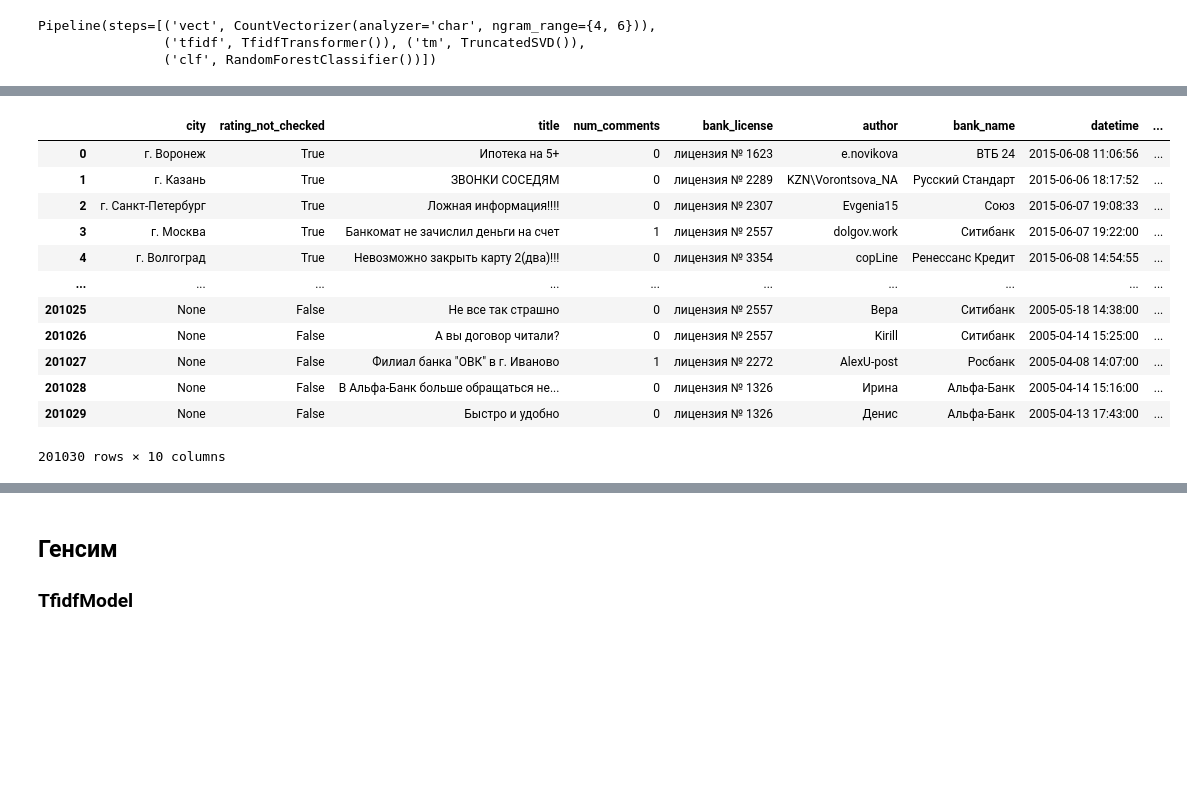
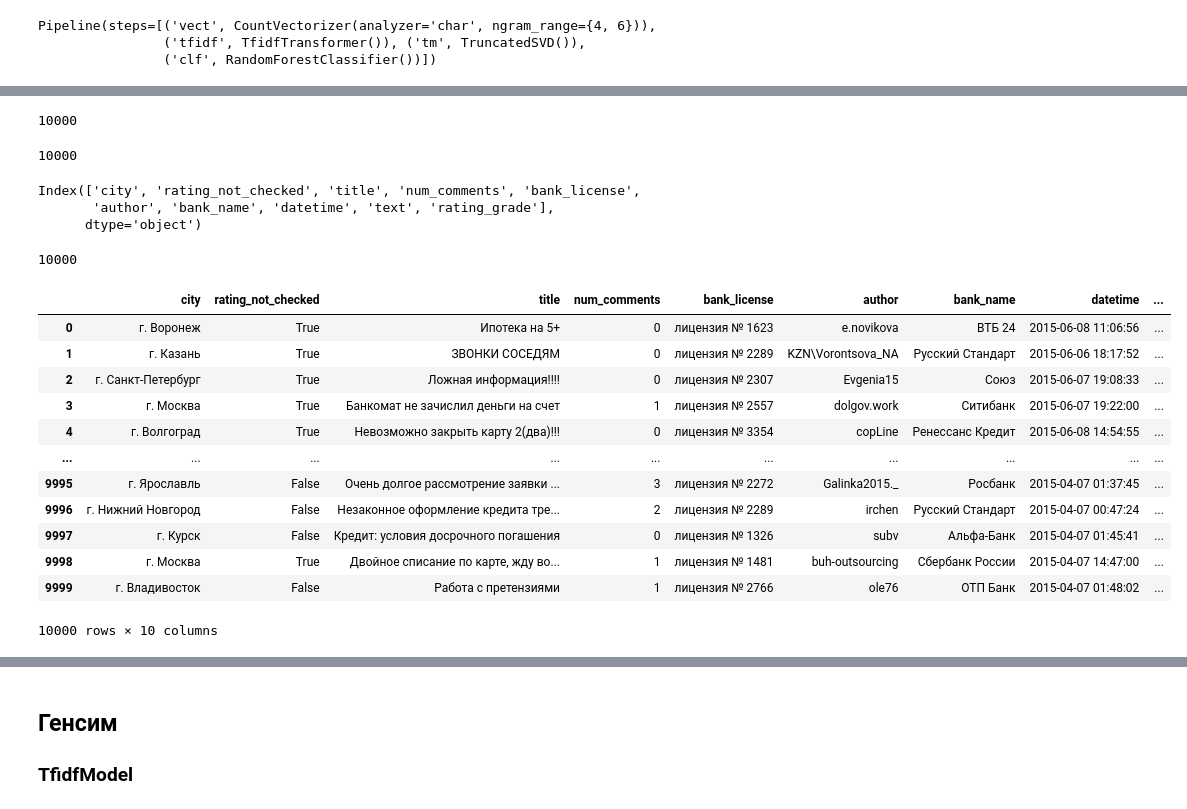
Before and after one commit to dr-Elan/MLHW, a Jupyter notebook: Тематическое ранжирование.ipynb, the cells around one changed output, grey strips where cells are left out. Saved outputs shown, nothing was run; the diff lists cells and outputs as text; code cells hidden in the pictures; blank space fills up the shorter version.

```diff
--- a/Тематическое ранжирование.ipynb
+++ b/Тематическое ранжирование.ipynb
@@ -99,18 +99,39 @@ def preprocess(text):
 # %%
 df = pd.read_json('/Users/ruslanpepa/Netology/Машинное обучение/NLP/banki_responses.json', lines=True)
 # %%
-df
+df = df.iloc[:10000]
+len(df)
 # %% [output]
-|  | city | rating_not_checked | title | num_comments | bank_license | author | bank_name | datetime | ... |
-| 0 | г. Воронеж | True | Ипотека на 5+ | 0 | лицензия № 1623 | e.novikova | ВТБ 24 | 2015-06-08 11:06:56 | ... |
-| 1 | г. Казань | True | ЗВОНКИ СОСЕДЯМ | 0 | лицензия № 2289 | KZN\Vorontsova_NA | Русский Стандарт | 2015-06-06 18:17:52 | ... |
-| 2 | г. Санкт-Петербург | True | Ложная информация!!!! | 0 | лицензия № 2307 | Evgenia15 | Союз | 2015-06-07 19:08:33 | ... |
-| 3 | г. Москва | True | Банкомат не зачислил деньги на счет | 1 | лицензия № 2557 | dolgov.work | Ситибанк | 2015-06-07 19:22:00 | ... |
-| 4 | г. Волгоград | True | Невозможно закрыть карту 2(два)!!! | 0 | лицензия № 3354 | copLine | Ренессанс Кредит | 2015-06-08 14:54:55 | ... |
-| ... | ... | ... | ... | ... | ... | ... | ... | ... | ... |
-| 201025 | None | False | Не все так страшно | 0 | лицензия № 2557 | Вера | Ситибанк | 2005-05-18 14:38:00 | ... |
-| 201026 | None | False | А вы договор читали? | 0 | лицензия № 2557 | Kirill | Ситибанк | 2005-04-14 15:25:00 | ... |
-| 201027 | None | False | Филиал банка "ОВК" в г. Иваново | 1 | лицензия № 2272 | AlexU-post | Росбанк | 2005-04-08 14:07:00 | ... |
-| 201028 | None | False | В Альфа-Банк больше обращаться не... | 0 | лицензия № 1326 | Ирина | Альфа-Банк | 2005-04-14 15:16:00 | ... |
-| 201029 | None | False | Быстро и удобно | 0 | лицензия № 1326 | Денис | Альфа-Банк | 2005-04-13 17:43:00 | ... |
-201030 rows × 10 columns
+10000
+# %%
+len(df)
+# %% [output]
+10000
+# %%
+df.columns
+# %% [output]
+Index(['city', 'rating_not_checked', 'title', 'num_comments', 'bank_license',
+       'author', 'bank_name', 'datetime', 'text', 'rating_grade'],
+      dtype='object')
+# %%
+# df = df.iloc[15000:]
+len(df)
+# %% [output]
+10000
+# %%
+df.replace(to_replace='', value=NaN, inplace=True, regex=True)
+df
+# %% [output]
+|  | city | rating_not_checked | title | num_comments | bank_license | author | bank_name | datetime | ... |
+| 0 | г. Воронеж | True | Ипотека на 5+ | 0 | лицензия № 1623 | e.novikova | ВТБ 24 | 2015-06-08 11:06:56 | ... |
+| 1 | г. Казань | True | ЗВОНКИ СОСЕДЯМ | 0 | лицензия № 2289 | KZN\Vorontsova_NA | Русский Стандарт | 2015-06-06 18:17:52 | ... |
+| 2 | г. Санкт-Петербург | True | Ложная информация!!!! | 0 | лицензия № 2307 | Evgenia15 | Союз | 2015-06-07 19:08:33 | ... |
+| 3 | г. Москва | True | Банкомат не зачислил деньги на счет | 1 | лицензия № 2557 | dolgov.work | Ситибанк | 2015-06-07 19:22:00 | ... |
+| 4 | г. Волгоград | True | Невозможно закрыть карту 2(два)!!! | 0 | лицензия № 3354 | copLine | Ренессанс Кредит | 2015-06-08 14:54:55 | ... |
+| ... | ... | ... | ... | ... | ... | ... | ... | ... | ... |
+| 9995 | г. Ярославль | False | Очень долгое рассмотрение заявки ... | 3 | лицензия № 2272 | Galinka2015._ | Росбанк | 2015-04-07 01:37:45 | ... |
+| 9996 | г. Нижний Новгород | False | Незаконное оформление кредита тре... | 2 | лицензия № 2289 | irchen | Русский Стандарт | 2015-04-07 00:47:24 | ... |
+| 9997 | г. Курск | False | Кредит: условия досрочного погашения | 0 | лицензия № 1326 | subv | Альфа-Банк | 2015-04-07 01:45:41 | ... |
+| 9998 | г. Москва | True | Двойное списание по карте, жду во... | 1 | лицензия № 1481 | buh-outsourcing | Сбербанк России | 2015-04-07 14:47:00 | ... |
+| 9999 | г. Владивосток | False | Работа с претензиями | 1 | лицензия № 2766 | ole76 | ОТП Банк | 2015-04-07 01:48:02 | ... |
+10000 rows × 10 columns
```
Also changed, not shown: parts of 17 cells of this notebook.
